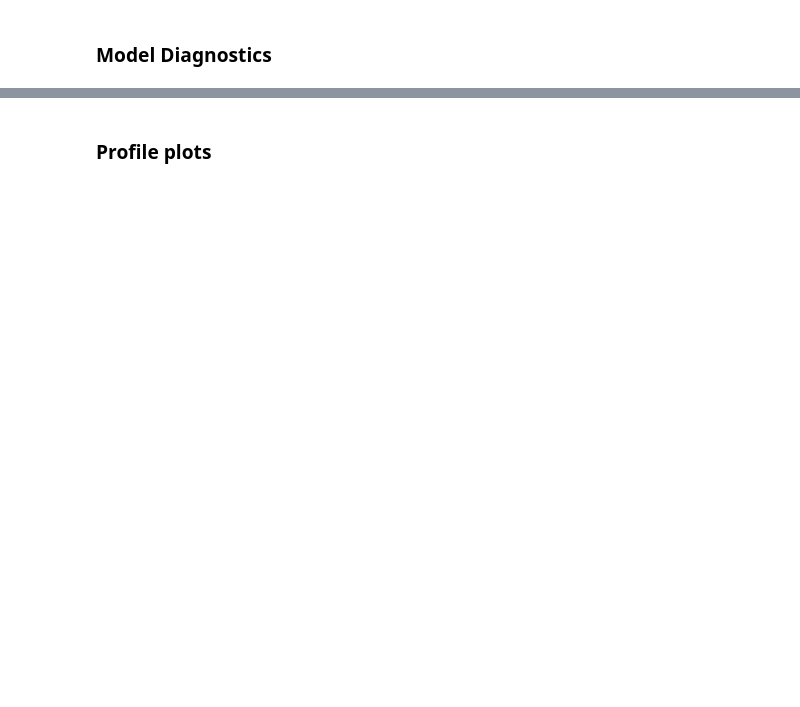
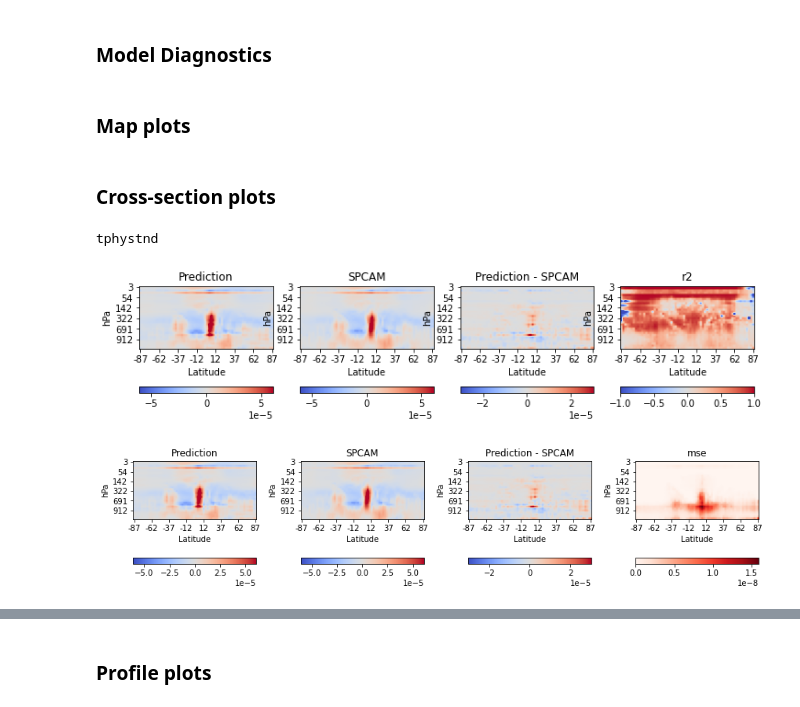
Before and after one commit to EyringMLClimateGroup/iglesias-suarez23jgr_CausalNNCAM, a Jupyter notebook: SingleNNs_Diagnostics.ipynb, the cells around one changed output, grey strips where cells are left out. Saved outputs shown, nothing was run; the diff lists cells and outputs as text; code cells hidden in the pictures; blank space fills up the shorter version.

```diff
--- a/SingleNNs_Diagnostics.ipynb
+++ b/SingleNNs_Diagnostics.ipynb
@@ -685,3 +753,52 @@ class ModelDiagnostics():
                 levels.append(variable.level_idx)
                 vars_dict[ds_name] = levels
         return vars_dict
+# %% [markdown]
+### Map plots
+# %%
+model_type = 'SingleNN'
+md = ModelDiagnostics(setup = setup, models=models[model_type])
+for var in models[model_type].keys():
+    print(var)
+    outPath = get_save_plot_folder(setup, model_type, var)
+    md.plot_double_xy('mean', var, nTime=5, diff=True, stats='r2')#, save=outPath)
+    md.plot_double_xy('mean', var, nTime=5, diff=True, stats='mse')#, save=outPath)
+#     md.plot_double_xy('mean', var, nTime=5, diff=True)#, save=outPath)
+#    md.plot_double_xy(100, var, nTime=False, diff=True)#, save=outPath)
+    plt.show()
+    break
+# %%
+model_type = 'CausalSingleNN'
+for pc_alpha in models[model_type].keys():
+    print(f"pc_alpha: {pc_alpha}")
+    for threshold in models[model_type][pc_alpha].keys():
+        print(f"threshold: {threshold}")
+        md = ModelDiagnostics(setup = setup, models=models[model_type][pc_alpha][threshold])
+        for var in models[model_type][pc_alpha][threshold].keys():
+            print(f"variable: {var}\n")
+            md.plot_double_xy('mean', var, nTime=5, diff=True, stats='r2')#, save=outPath)
+            md.plot_double_xy('mean', var, nTime=5, diff=True, stats='mse')#, save=outPath)
+#             md.plot_double_xy('mean', var, nTime=5, diff=True)#, save=outPath)
+#             md.plot_double_xy(100, var, nTime=False, diff=True)#, save=outPath)
+            plt.show()
+# %% [markdown]
+### Cross-section plots
+# %%
+model_type = 'SingleNN'
+md = ModelDiagnostics(setup = setup, models=models[model_type])
+vars_to_ploted = []
+for var in models[model_type].keys():
+    if var.var.value not in vars_to_ploted and var.var.dimensions == 3:
+        print(var.var.value)
+        outPath = get_save_plot_folder(setup, model_type, var.var.value)
+        var_keys = [v for v in models[model_type].keys() if var.var.value in str(v)]
+#        md.plot_double_yz(var,var_keys,itime=100,nTime=False,ilon=100,diff=True)
+        md.plot_double_yz(var,var_keys,itime='mean',nTime=10,ilon='mean',diff=True,stats='r2')
+        md.plot_double_yz(var,var_keys,itime='mean',nTime=10,ilon='mean',diff=True,stats='mse')
+        vars_to_ploted.append(var.var.value)
+        plt.tight_layout()
+        plt.show()
+# %% [output]
+tphystnd
+[figure, added]
+[figure, added]
```
Also changed, not shown: parts of 13 cells of this notebook.
